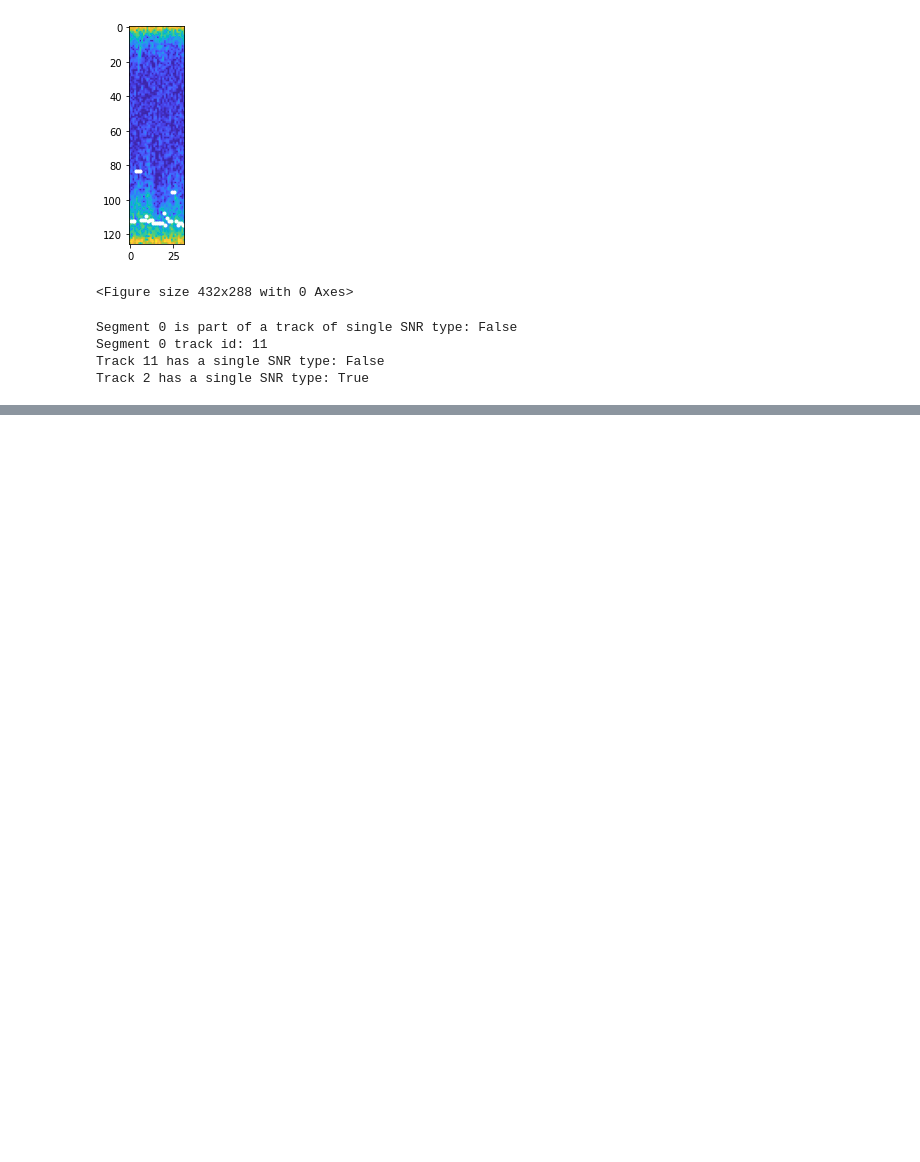
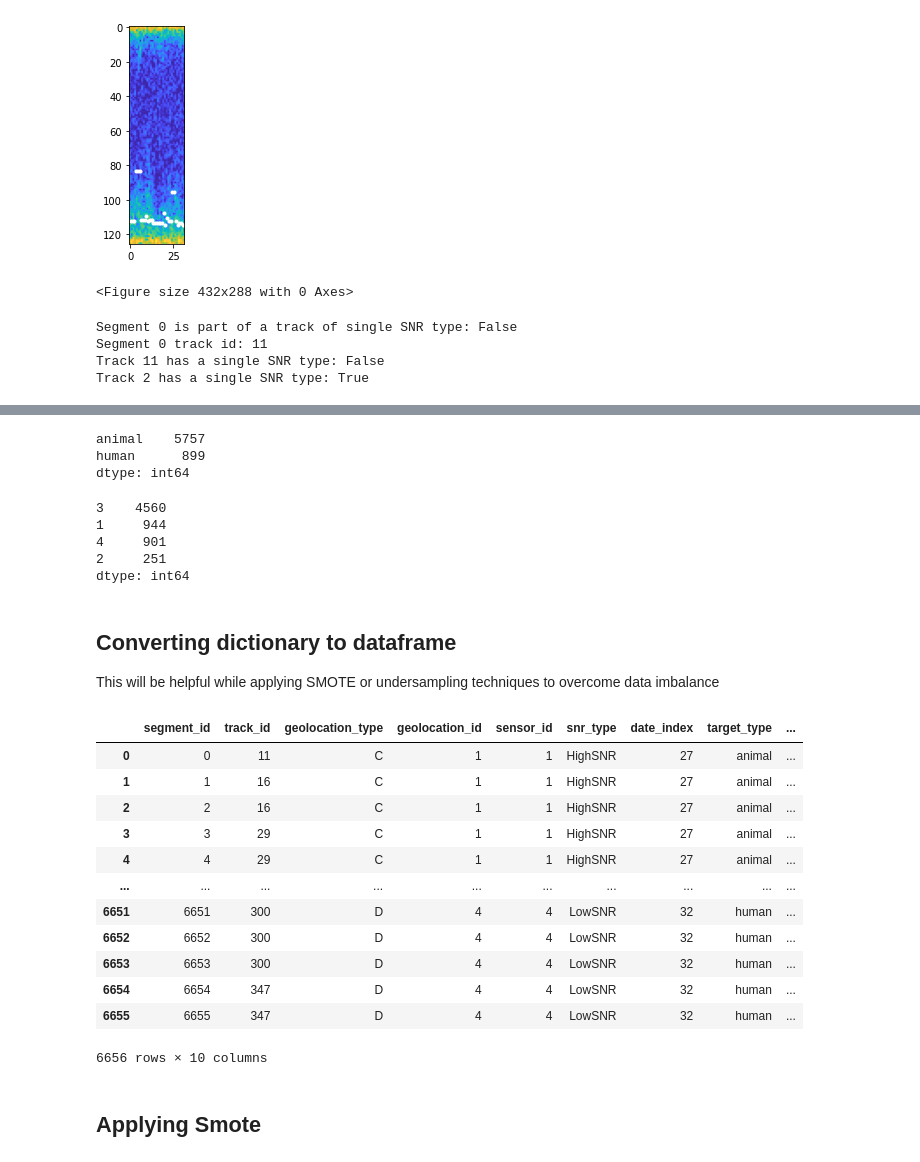
Before and after one commit to vaibhawvipul/mafat-radar-challenge-seekers, a Jupyter notebook: helpers/MAFAT_Radar_Challenge_EDA.ipynb, the cells around one changed output, grey strips where cells are left out. Cells and saved outputs as stored; diff of their text form; code cells hidden in the pictures; blank space fills up the shorter version.

```diff
--- a/helpers/MAFAT_Radar_Challenge_EDA.ipynb
+++ b/helpers/MAFAT_Radar_Challenge_EDA.ipynb
@@ -32,14 +26,0 @@ from termcolor import colored
-# %%
-# Set and test path to competition data files
-competition_path = 'INSERT HERE'
-try:
-  if competition_path == 'INSERT HERE':
-    print('Please enter path to competition data files:')
-    competition_path = input()
-  file_path = 'MAFAT RADAR Challenge - Training Set V1.csv'
-  with open(f'{mount_path}/{competition_path}/{file_path}') as f:
-    f.readlines()
-  print(colored('Everything is setup correctly', color='green'))
-except:
-  print(colored('Please mount drive and set competition_path correctly',
-                color='red'))
@@ -662,0 +677,40 @@ spectrogram(training, track_id=track_id, plot_track=True, color_map_path='cmap.n
+# %%
+pd.Series(training["target_type"]).value_counts()
+# %% [output]
+animal    5757
+human      899
+dtype: int64
+# %%
+pd.Series(training["geolocation_id"]).value_counts()
+# %% [output]
+3    4560
+1     944
+4     901
+2     251
+dtype: int64
+# %% [markdown]
+## Converting dictionary to dataframe
+
+This will be helpful while applying SMOTE or undersampling techniques to overcome data imbalance
+# %%
+df = pd.DataFrame.from_dict(training, orient="index")
+# %%
+df = df.transpose()
+# %%
+df
+# %% [output]
+|  | segment_id | track_id | geolocation_type | geolocation_id | sensor_id | snr_type | date_index | target_type | ... |
+| 0 | 0 | 11 | C | 1 | 1 | HighSNR | 27 | animal | ... |
+| 1 | 1 | 16 | C | 1 | 1 | HighSNR | 27 | animal | ... |
+| 2 | 2 | 16 | C | 1 | 1 | HighSNR | 27 | animal | ... |
+| 3 | 3 | 29 | C | 1 | 1 | HighSNR | 27 | animal | ... |
+| 4 | 4 | 29 | C | 1 | 1 | HighSNR | 27 | animal | ... |
+| ... | ... | ... | ... | ... | ... | ... | ... | ... | ... |
+| 6651 | 6651 | 300 | D | 4 | 4 | LowSNR | 32 | human | ... |
+| 6652 | 6652 | 300 | D | 4 | 4 | LowSNR | 32 | human | ... |
+| 6653 | 6653 | 300 | D | 4 | 4 | LowSNR | 32 | human | ... |
+| 6654 | 6654 | 347 | D | 4 | 4 | LowSNR | 32 | human | ... |
+| 6655 | 6655 | 347 | D | 4 | 4 | LowSNR | 32 | human | ... |
+6656 rows × 10 columns
+# %% [markdown]
+## Applying Smote
```
Also changed, not shown: parts of 18 cells of this notebook.
